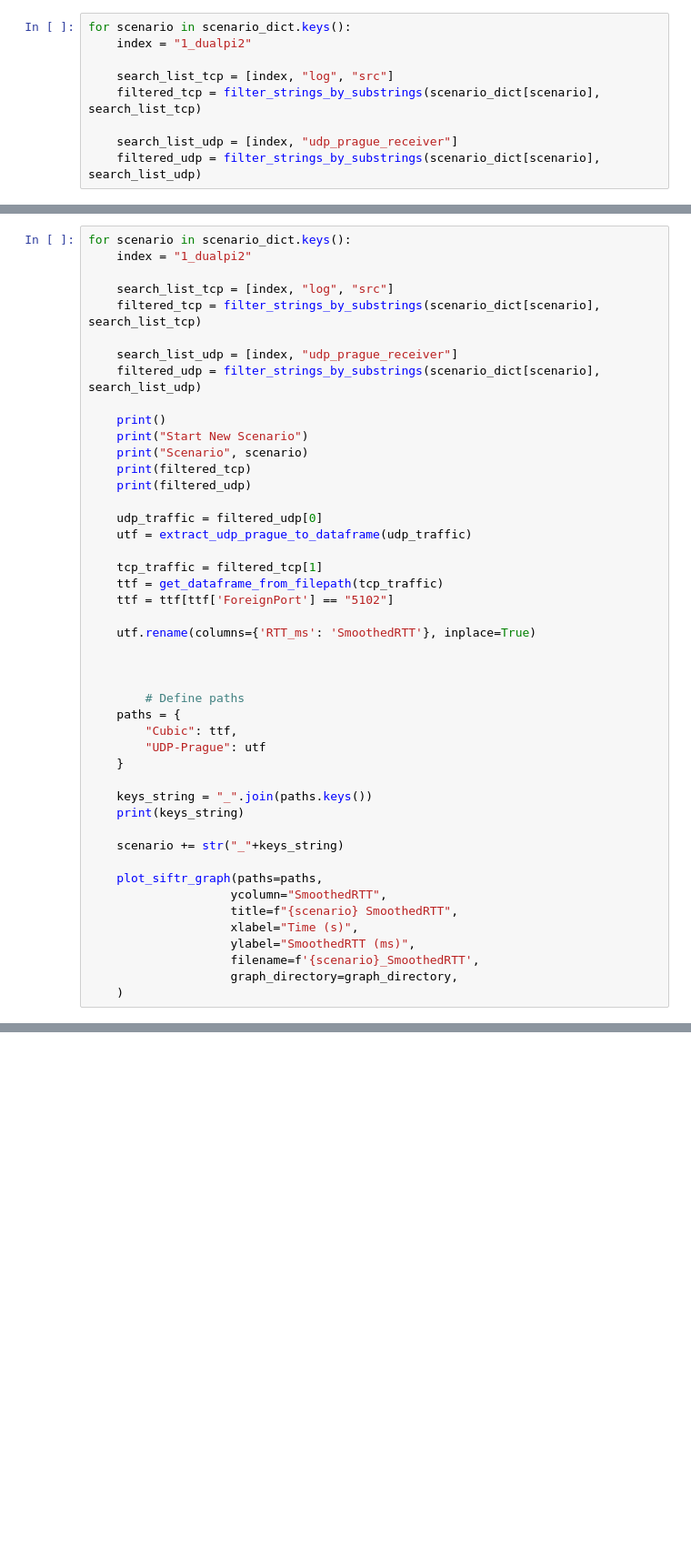
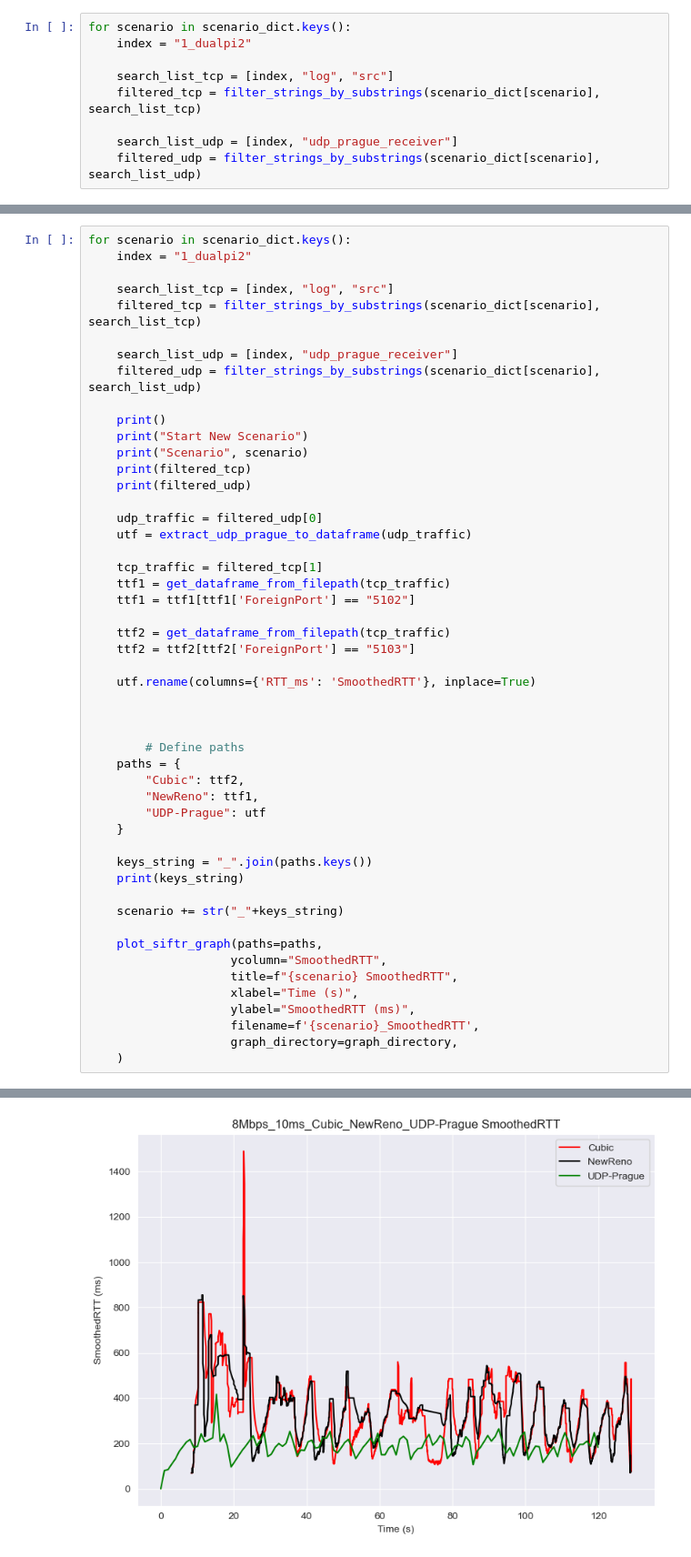
Before and after one commit to deol-satish/FreeBSD-UDP-TCP, a Jupyter notebook: Testing/Viz/udp_viz.ipynb, the cells around one changed output, grey strips where cells are left out. Shown at 91% size. Drawn from its saved outputs; the diff is of its cells as text; blank space fills up the shorter version.

Commit message:
Plot for Cubic, Newreno, DCTCP and UDP Prague properly.... and remove some files

```diff
--- a/Testing/Viz/udp_viz.ipynb
+++ b/Testing/Viz/udp_viz.ipynb
@@ -79,8 +118,11 @@ for scenario in scenario_dict.keys():
     utf = extract_udp_prague_to_dataframe(udp_traffic)
 
     tcp_traffic = filtered_tcp[1]
-    ttf = get_dataframe_from_filepath(tcp_traffic)
-    ttf = ttf[ttf['ForeignPort'] == "5102"]
+    ttf1 = get_dataframe_from_filepath(tcp_traffic)
+    ttf1 = ttf1[ttf1['ForeignPort'] == "5102"]
+
+    ttf2 = get_dataframe_from_filepath(tcp_traffic)
+    ttf2 = ttf2[ttf2['ForeignPort'] == "5103"]
 
     utf.rename(columns={'RTT_ms': 'SmoothedRTT'}, inplace=True)
 
@@ -88,7 +130,8 @@ for scenario in scenario_dict.keys():
 
         # Define paths
     paths = {
-        "Cubic": ttf,
+        "Cubic": ttf2,
+        "NewReno": ttf1,
         "UDP-Prague": utf
     }
 
@@ -105,3 +148,4 @@ for scenario in scenario_dict.keys():
                     filename=f'{scenario}_SmoothedRTT',
                     graph_directory=graph_directory,
     )
+# %% [output]
@@ -108,2 +159,3 @@ for scenario in scenario_dict.keys():
+[figure, added]
 # %%
 os.path.getsize(filtered_tcp[0])
```
Also changed, not shown: parts of 7 cells of this notebook, 6 other files.
